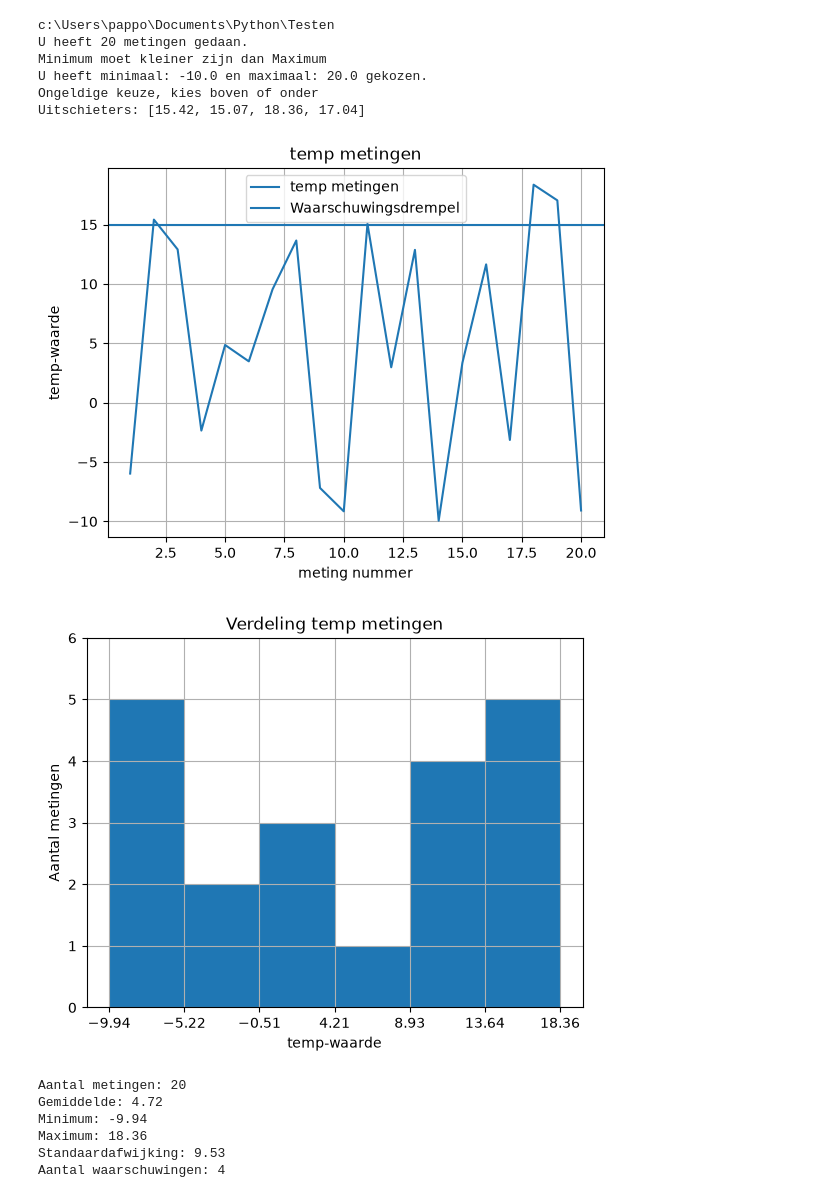
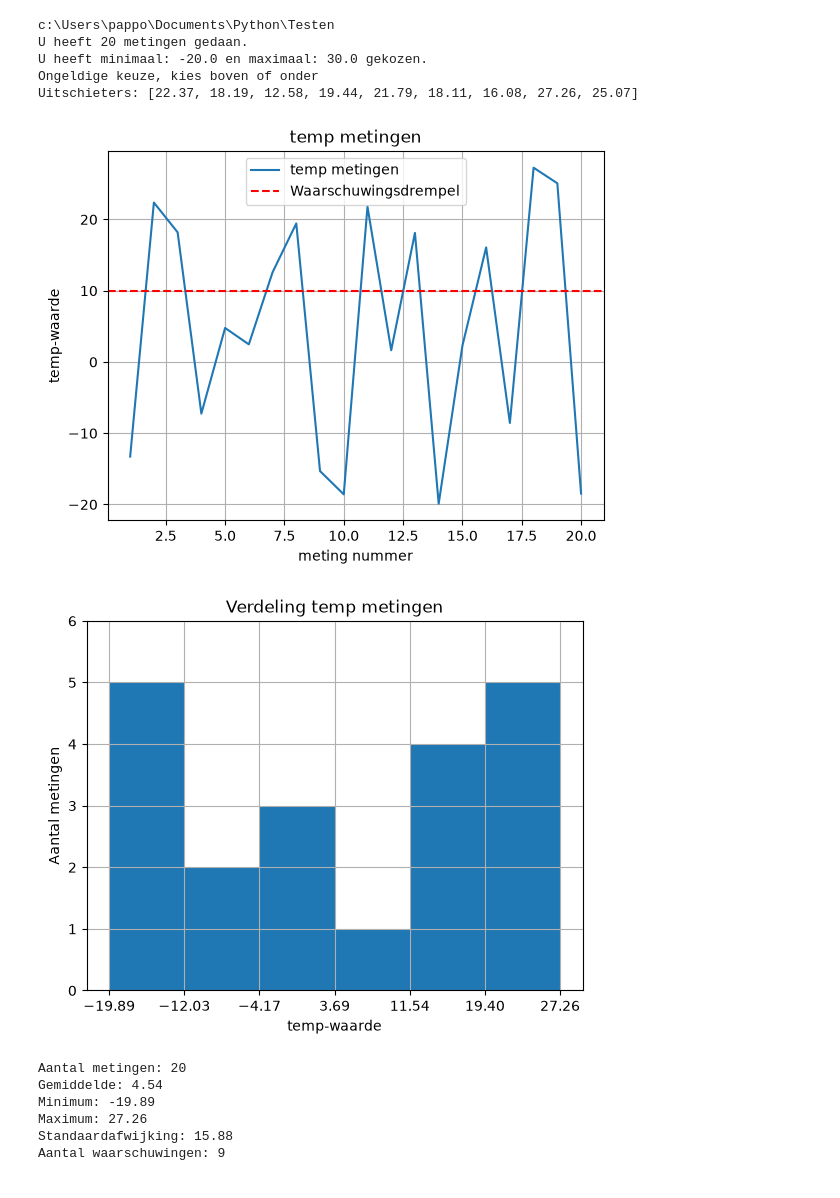
Before and after one commit to Chrisofzo123/Testen, a Jupyter notebook: Sensor opdracht deel 2.ipynb, the cells around one changed output. Drawn from its saved outputs; the diff is of its cells as text; code cells hidden in the pictures.

```diff
--- a/Sensor opdracht deel 2.ipynb
+++ b/Sensor opdracht deel 2.ipynb
@@ -107,7 +107,10 @@ def Analyze_NumPy(metingen, threshold, richting):
 # 5. Grafiek
 def Grafiek_maken(metingen, waarschuwingsdrempel, sensortype):
     plt.plot(range(1, len(metingen) + 1), metingen, label=f"{sensortype} metingen")
-    plt.axhline(waarschuwingsdrempel, label="Waarschuwingsdrempel")
+    plt.axhline(waarschuwingsdrempel,
+            label="Waarschuwingsdrempel",
+            color="red",
+            linestyle="--")
 
     plt.title(f"{sensortype} metingen")
     plt.xlabel("meting nummer")
@@ -181,41 +184,40 @@ def main():
             print("Ongeldige keuze, kies boven of onder")
             richting = input("Waarschuwen boven of onder de drempel? (boven/onder): ").lower()
         threshold = getal_invoeren("Waarschuwingsdrempel: ")
 
 
 
     uitschieters = find_outliers(waardes, threshold, richting)
     statistieken = Analyze_NumPy(waardes, threshold, richting)
     print("Uitschieters:", uitschieters)
     Grafiek_maken(waardes, threshold, sensortype)
     histogram_maken(waardes, sensortype)
 
     print("Aantal metingen:", statistieken[0])
     print("Gemiddelde:", round(statistieken[1],2))
     print("Minimum:", statistieken[2])
     print("Maximum:", statistieken[3])
     print("Standaardafwijking:", round(statistieken[4],2))
     print("Aantal waarschuwingen:", statistieken[5])
 
 
 
 
 
 # Programma starten
 if __name__ == "__main__":
     main()
 # %% [output]
 c:\Users\pappo\Documents\Python\Testen
 U heeft 20 metingen gedaan.
-Minimum moet kleiner zijn dan Maximum
-U heeft minimaal: -10.0 en maximaal: 20.0 gekozen.
+U heeft minimaal: -20.0 en maximaal: 30.0 gekozen.
 Ongeldige keuze, kies boven of onder
-Uitschieters: [15.42, 15.07, 18.36, 17.04]
+Uitschieters: [22.37, 18.19, 12.58, 19.44, 21.79, 18.11, 16.08, 27.26, 25.07]
-[figure, old version]
+[figure, new version]
-[figure, old version]
+[figure, new version]
 Aantal metingen: 20
-Gemiddelde: 4.72
-Minimum: -9.94
-Maximum: 18.36
-Standaardafwijking: 9.53
-Aantal waarschuwingen: 4
+Gemiddelde: 4.54
+Minimum: -19.89
+Maximum: 27.26
+Standaardafwijking: 15.88
+Aantal waarschuwingen: 9
```
Also changed, not shown: 2 other files.
